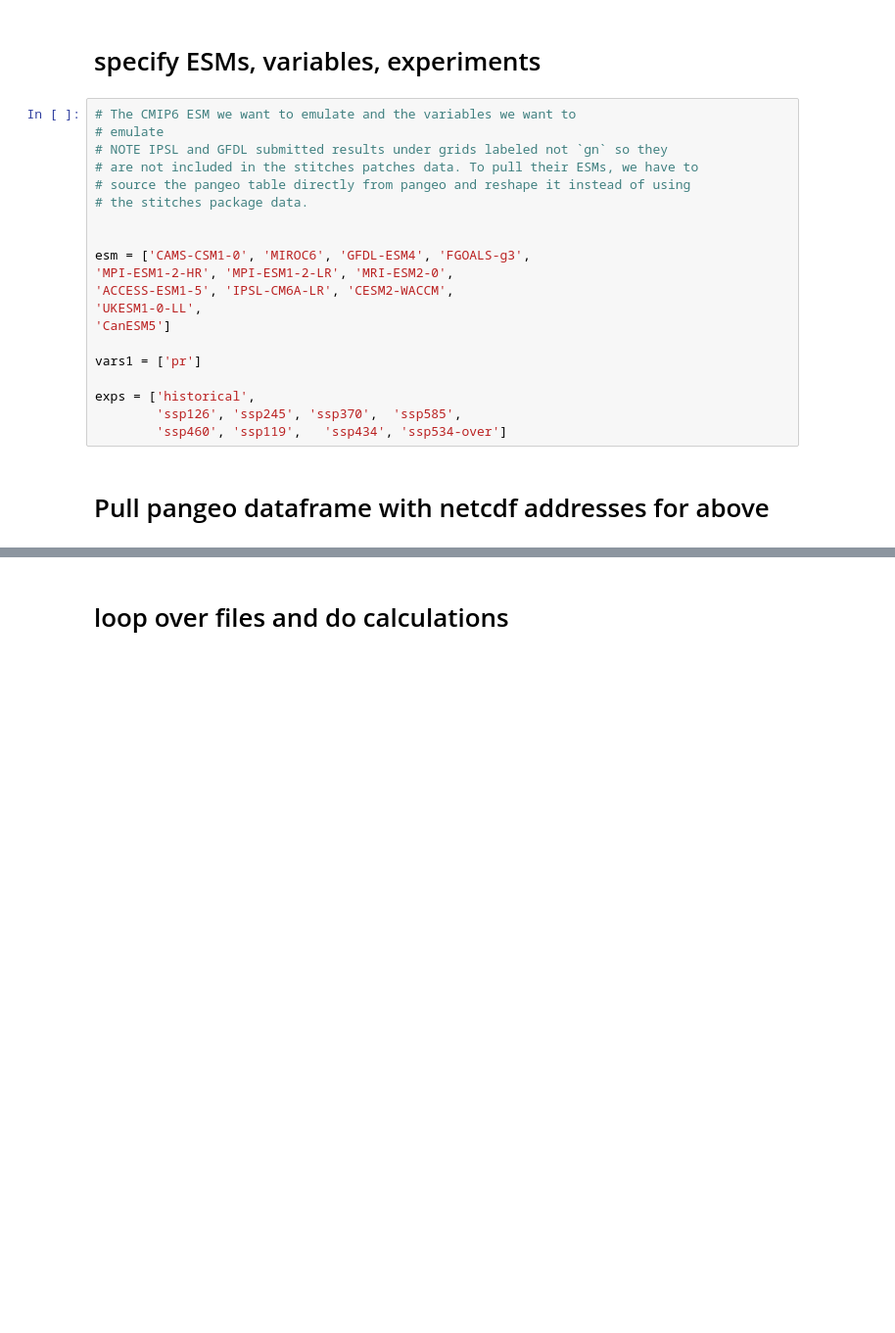
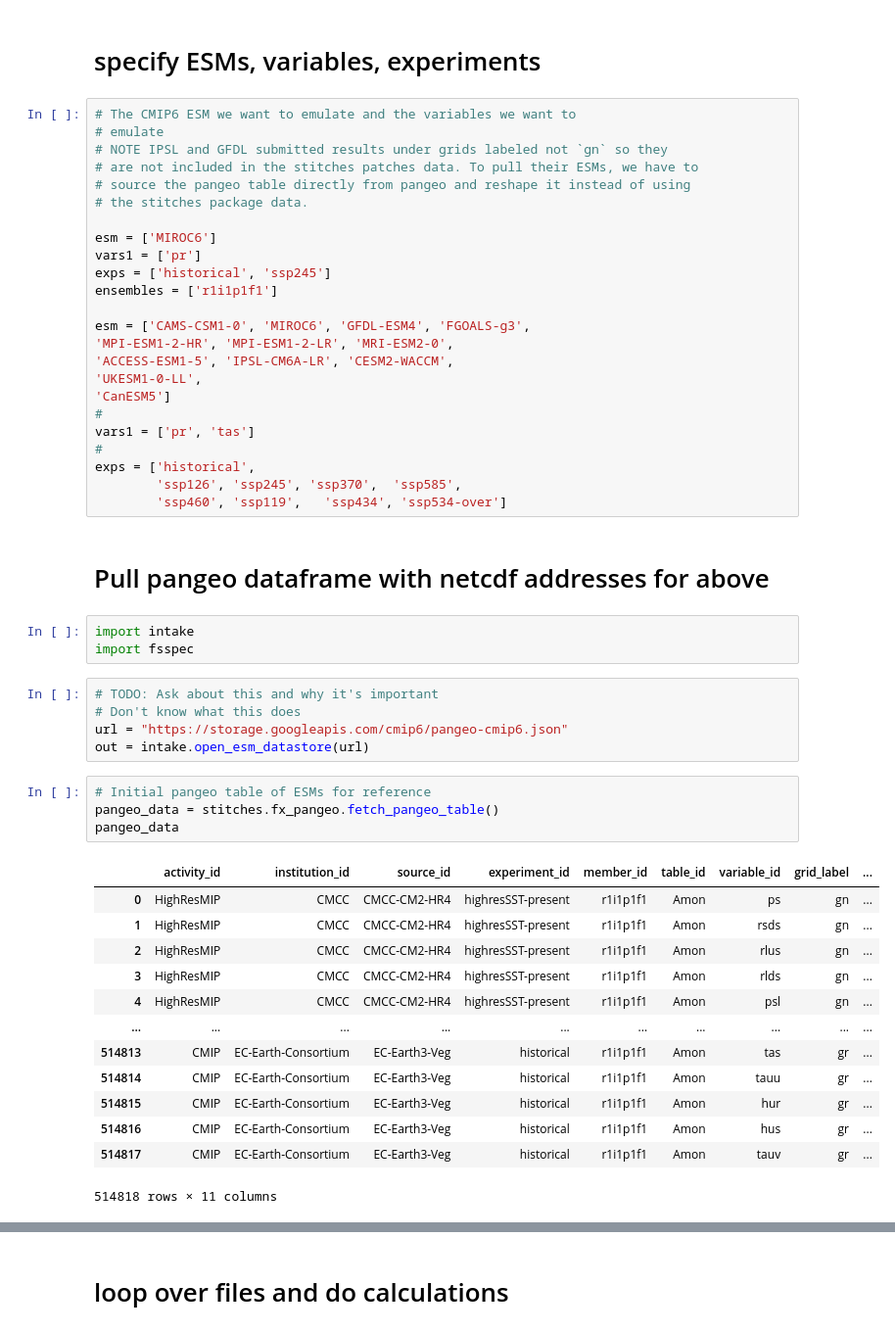
Before and after one commit to JGCRI/stitches_in_r, a Jupyter notebook: R/inst/shinyApp/python_curation/aoi_extractions.ipynb, the cells around one changed output, grey strips where cells are left out. Shown: that part at 98% size. Drawn from its saved outputs; the diff is of its cells as text; blank space fills up the shorter version.

```diff
--- a/R/inst/shinyApp/python_curation/aoi_extractions.ipynb
+++ b/R/inst/shinyApp/python_curation/aoi_extractions.ipynb
@@ -86,18 +88,48 @@ land_main_gdf.plot()
 # source the pangeo table directly from pangeo and reshape it instead of using
 # the stitches package data.
 
+esm = ['MIROC6']
+vars1 = ['pr']
+exps = ['historical', 'ssp245']
+ensembles = ['r1i1p1f1']
 
 esm = ['CAMS-CSM1-0', 'MIROC6', 'GFDL-ESM4', 'FGOALS-g3',
 'MPI-ESM1-2-HR', 'MPI-ESM1-2-LR', 'MRI-ESM2-0',
 'ACCESS-ESM1-5', 'IPSL-CM6A-LR', 'CESM2-WACCM',
 'UKESM1-0-LL',
 'CanESM5']
-
-vars1 = ['pr']
-
+#
+vars1 = ['pr', 'tas']
+#
 exps = ['historical',
         'ssp126', 'ssp245', 'ssp370',  'ssp585',
         'ssp460', 'ssp119',   'ssp434', 'ssp534-over']
 # %% [markdown]
 # Pull pangeo dataframe with netcdf addresses for above
+# %%
+import intake
+import fsspec
+# %%
+# TODO: Ask about this and why it's important
+# Don't know what this does
+url = "https://storage.googleapis.com/cmip6/pangeo-cmip6.json"
+out = intake.open_esm_datastore(url)
+# %%
+# Initial pangeo table of ESMs for reference
+pangeo_data = stitches.fx_pangeo.fetch_pangeo_table()
+pangeo_data
+# %% [output]
+|  | activity_id | institution_id | source_id | experiment_id | member_id | table_id | variable_id | grid_label | ... |
+| 0 | HighResMIP | CMCC | CMCC-CM2-HR4 | highresSST-present | r1i1p1f1 | Amon | ps | gn | ... |
+| 1 | HighResMIP | CMCC | CMCC-CM2-HR4 | highresSST-present | r1i1p1f1 | Amon | rsds | gn | ... |
+| 2 | HighResMIP | CMCC | CMCC-CM2-HR4 | highresSST-present | r1i1p1f1 | Amon | rlus | gn | ... |
+| 3 | HighResMIP | CMCC | CMCC-CM2-HR4 | highresSST-present | r1i1p1f1 | Amon | rlds | gn | ... |
+| 4 | HighResMIP | CMCC | CMCC-CM2-HR4 | highresSST-present | r1i1p1f1 | Amon | psl | gn | ... |
+| ... | ... | ... | ... | ... | ... | ... | ... | ... | ... |
+| 514813 | CMIP | EC-Earth-Consortium | EC-Earth3-Veg | historical | r1i1p1f1 | Amon | tas | gr | ... |
+| 514814 | CMIP | EC-Earth-Consortium | EC-Earth3-Veg | historical | r1i1p1f1 | Amon | tauu | gr | ... |
+| 514815 | CMIP | EC-Earth-Consortium | EC-Earth3-Veg | historical | r1i1p1f1 | Amon | hur | gr | ... |
+| 514816 | CMIP | EC-Earth-Consortium | EC-Earth3-Veg | historical | r1i1p1f1 | Amon | hus | gr | ... |
+| 514817 | CMIP | EC-Earth-Consortium | EC-Earth3-Veg | historical | r1i1p1f1 | Amon | tauv | gr | ... |
+514818 rows × 11 columns
 # %%
```
Also changed, not shown: parts of 28 cells of this notebook, 2 other files.
